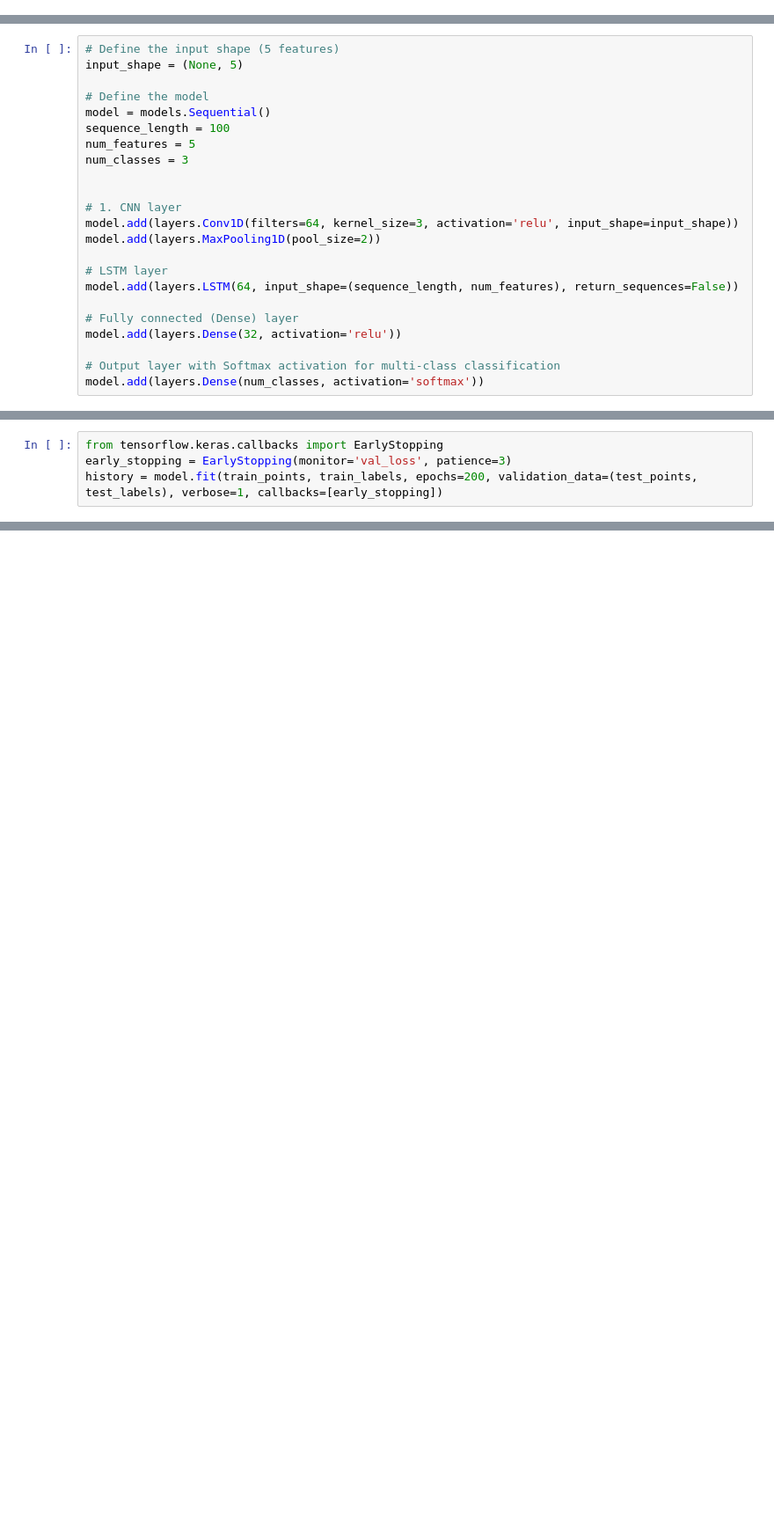
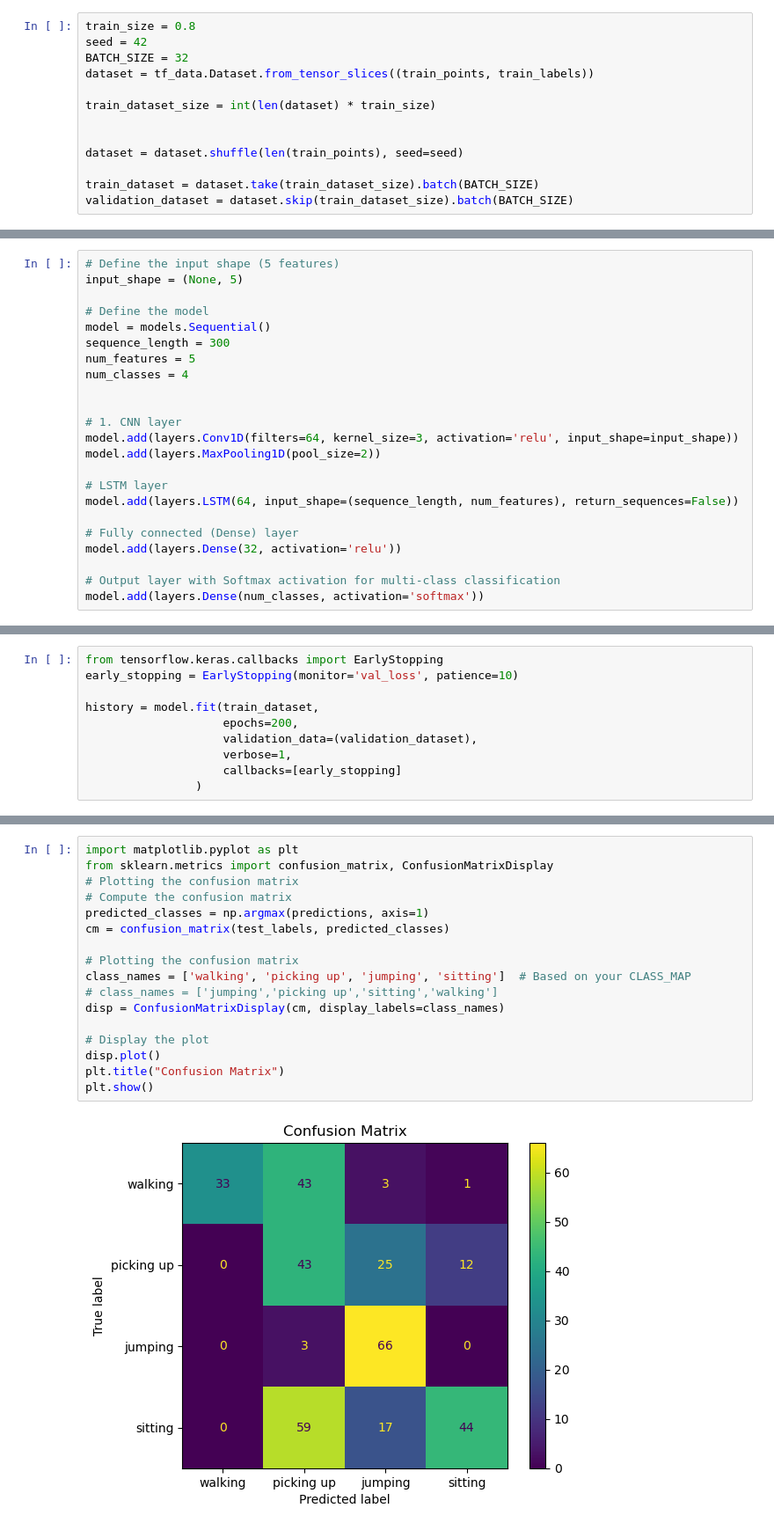
Before and after one commit to kzho904/P4P-mmWave, a Jupyter notebook: MMWave_Radar_Human_Tracking_and_Fall_detection/CNNLSTM.ipynb, the cells around one changed output, grey strips where cells are left out. Shown: that part at 88% size. Cells and saved outputs as stored; diff of their text form; blank space fills up the shorter version.

```diff
--- a/MMWave_Radar_Human_Tracking_and_Fall_detection/CNNLSTM.ipynb
+++ b/MMWave_Radar_Human_Tracking_and_Fall_detection/CNNLSTM.ipynb
@@ -64,0 +137,13 @@ print(train_points)
+# %%
+train_size = 0.8
+seed = 42
+BATCH_SIZE = 32
+dataset = tf_data.Dataset.from_tensor_slices((train_points, train_labels))
+
+train_dataset_size = int(len(dataset) * train_size)
+
+
+dataset = dataset.shuffle(len(train_points), seed=seed)
+
+train_dataset = dataset.take(train_dataset_size).batch(BATCH_SIZE)
+validation_dataset = dataset.skip(train_dataset_size).batch(BATCH_SIZE)
@@ -68,9 +155,9 @@ input_shape = (None, 5)
 
 # Define the model
 model = models.Sequential()
-sequence_length = 100
+sequence_length = 300
 num_features = 5
-num_classes = 3
+num_classes = 4
 
 
 # 1. CNN layer
@@ -111,7 +198,13 @@ Model: "sequential_8"
  Non-trainable params: 0 (0.00 B)
 # %%
 from tensorflow.keras.callbacks import EarlyStopping
-early_stopping = EarlyStopping(monitor='val_loss', patience=3)
-history = model.fit(train_points, train_labels, epochs=200, validation_data=(test_points, test_labels), verbose=1, callbacks=[early_stopping])
+early_stopping = EarlyStopping(monitor='val_loss', patience=10)
+
+history = model.fit(train_dataset,
+                    epochs=200,
+                    validation_data=(validation_dataset),
+                    verbose=1,
+                    callbacks=[early_stopping]
+                )
 # %% [output]
 Epoch 1/200
@@ -172,0 +280,19 @@ Test Accuracy: 0.5793
+# %%
+import matplotlib.pyplot as plt
+from sklearn.metrics import confusion_matrix, ConfusionMatrixDisplay
+# Plotting the confusion matrix
+# Compute the confusion matrix
+predicted_classes = np.argmax(predictions, axis=1)
+cm = confusion_matrix(test_labels, predicted_classes)
+
+# Plotting the confusion matrix
+class_names = ['walking', 'picking up', 'jumping', 'sitting']  # Based on your CLASS_MAP
+# class_names = ['jumping','picking up','sitting','walking']
+disp = ConfusionMatrixDisplay(cm, display_labels=class_names)
+
+# Display the plot
+disp.plot()
+plt.title("Confusion Matrix")
+plt.show()
+# %% [output]
+[figure, added]
```
Also changed, not shown: parts of 17 cells of this notebook, 3 other files.
